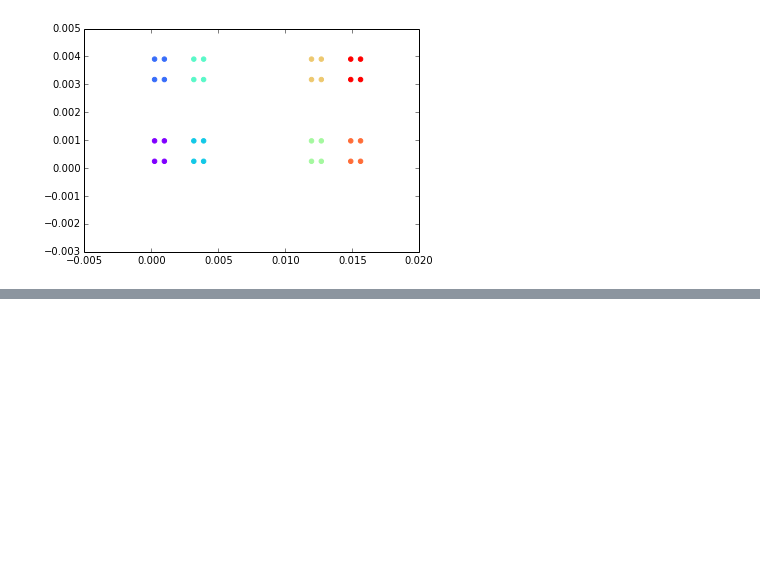
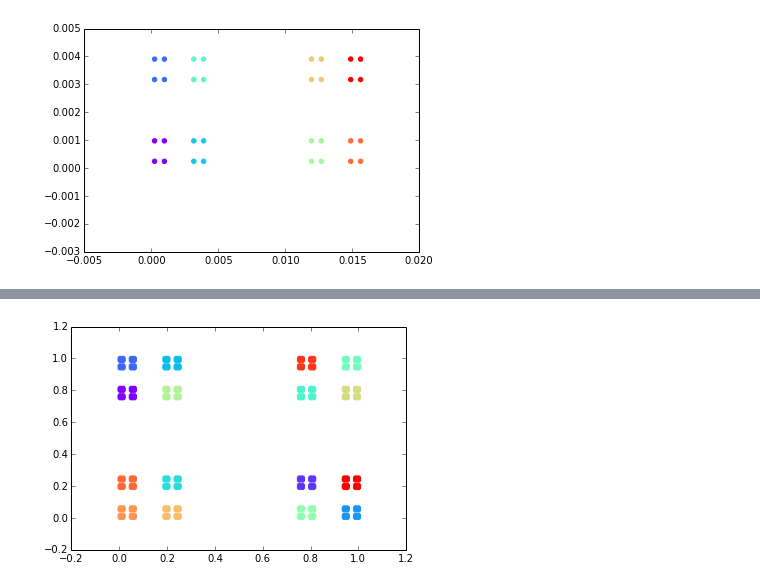
Before and after one commit to Chuphay/python, a Jupyter notebook: cluster/Fractal data.ipynb, the cells around one changed output, grey strips where cells are left out. Saved outputs shown, nothing was run; the diff lists cells and outputs as text; code cells hidden in the pictures; blank space fills up the shorter version.

```diff
--- a/cluster/Fractal data.ipynb
+++ b/cluster/Fractal data.ipynb
@@ -268,5 +269,8 @@ print(len(cluster_data))
 # %%
 colors = cm.rainbow(np.linspace(0, 1, len(cluster_data)))
+shuffle(colors)
 for i, c in enumerate(colors):
-    for d in cluster_data[i+1]['nodes']:
-        scatter(df[d][0],df[d][1], color = c)
+    for j in cluster_data[i+1]['nodes']:
+        scatter(coordinates[j][0],coordinates[j][1], color = c)
+# %% [output]
+[figure, added]
```
Also changed, not shown: parts of 7 cells of this notebook, 4 other files.
